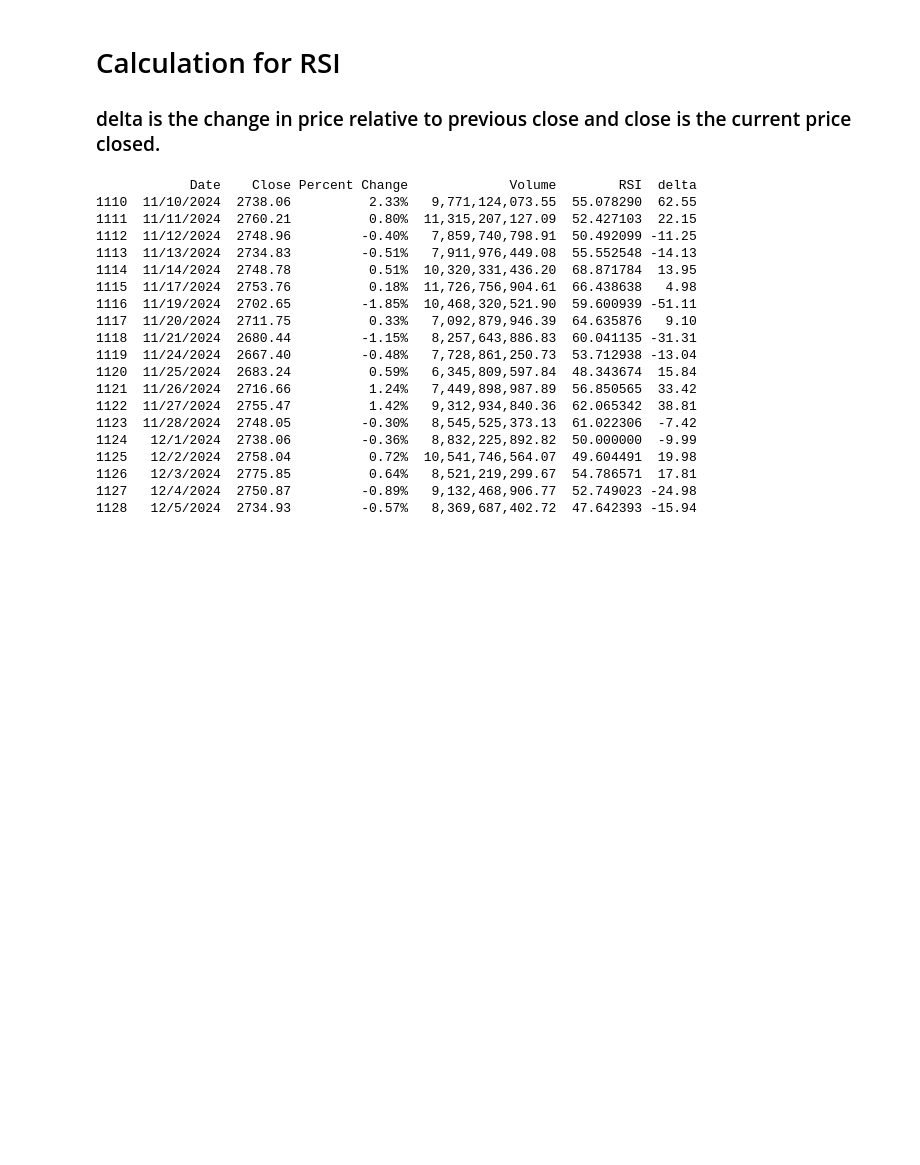
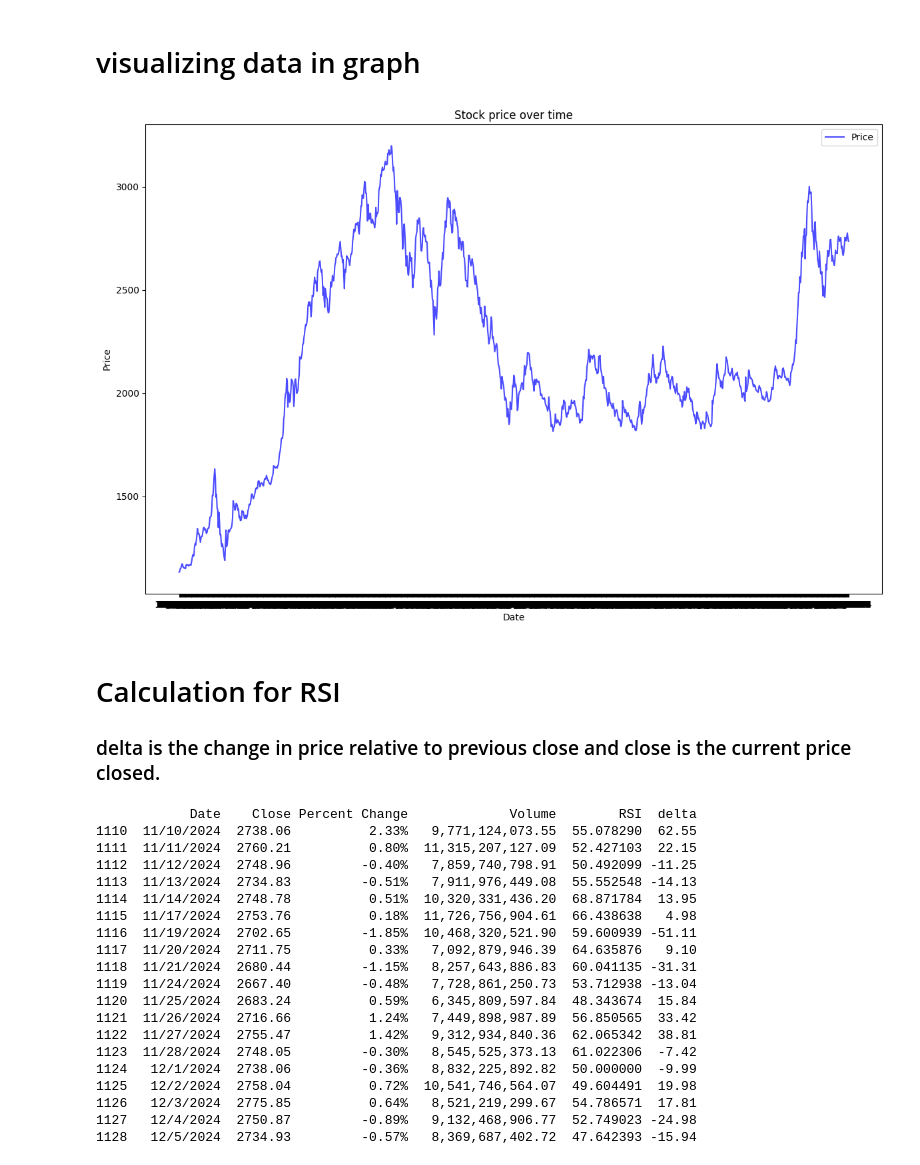
Before and after one commit to Bhagirath369/NEPSE-Predictor, a Jupyter notebook: calc.ipynb, the cells around one changed output. Cells and saved outputs as stored; diff of their text form; code cells hidden in the pictures; blank space fills up the shorter version.

Commit message:
remaining plottings

```diff
--- a/calc.ipynb
+++ b/calc.ipynb
@@ -4,3 +5,20 @@ import numpy as np
+# %% [markdown]
+# visualizing data in graph
+# %%
+data = pd.read_csv("datanep.csv")
+data_slice =data
+plt.figure(figsize=(12, 8))
+plt.plot(data_slice['Date'], data_slice['Close'], label='Price', color='b', linewidth=1.5,alpha=0.7)
+
+plt.title("Stock price over time")
+plt.xlabel("Date")
+plt.ylabel("Price")
+
+plt.legend()
+plt.tight_layout()
+plt.show()
+# %% [output]
+[figure, added]
 # %% [markdown]
 # Calculation for RSI
  ### delta is the change in price relative to previous close and close is the current price closed.
```
Also changed, not shown: parts of 5 cells of this notebook, 1 other file.
